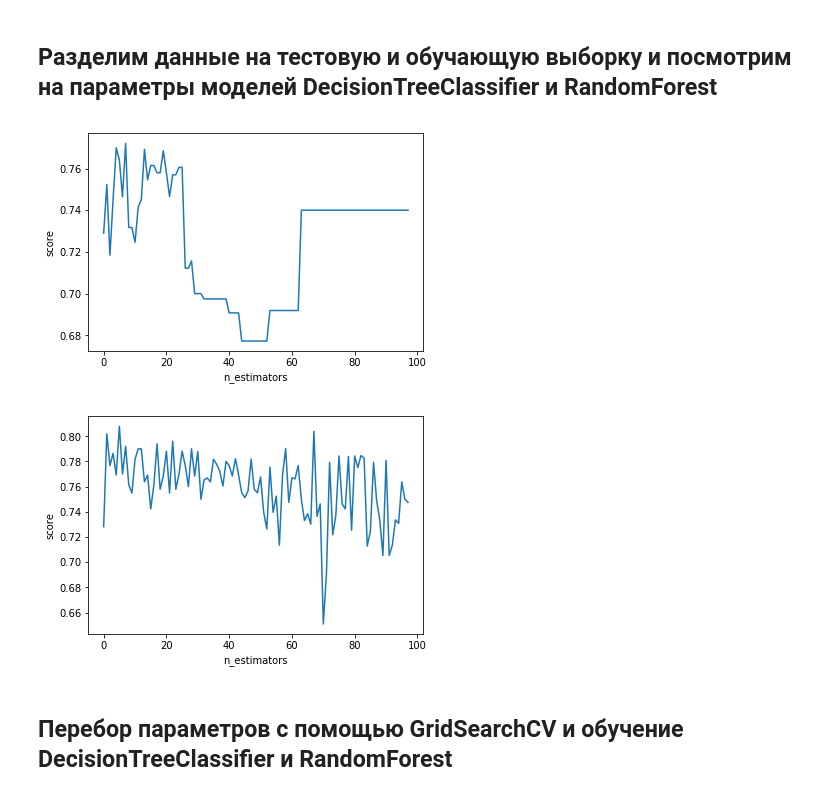
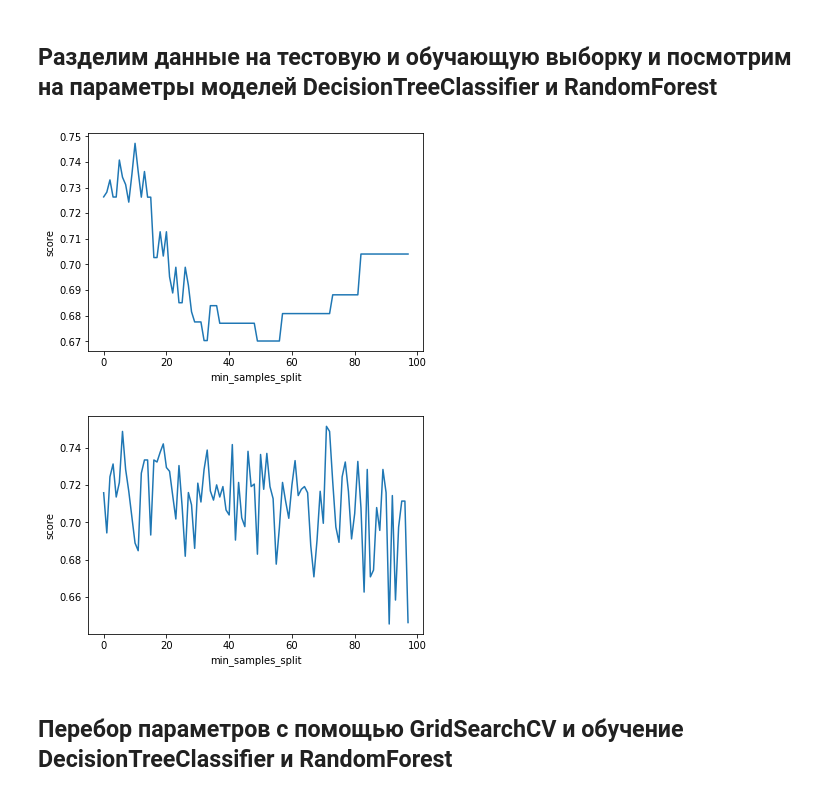
Before and after one commit to Shakurova/ML_course, a Jupyter notebook: hw1/Trees Homework.ipynb, the cells around one changed output. Cells and saved outputs as stored; diff of their text form; code cells hidden in the pictures.

```diff
--- a/hw1/Trees Homework.ipynb
+++ b/hw1/Trees Homework.ipynb
@@ -261,26 +261,26 @@ for t in range(2, 100):
     scores.append(f1_score(y_test, y_pred))
 
 plt.plot(scores)
-plt.xlabel('n_estimators')
+plt.xlabel('min_samples_split')
 plt.ylabel('score')
 plt.show()
 # %% [output]
-[figure, old version]
+[figure, new version]
 # %%
 # Выборать наиболее удачный параметр и нарисовать в зависимости от этого дерево
 scores = []
 for t in range(2, 100):
     rf_clf = RandomForestClassifier(min_samples_split=t)
     rf_clf.fit(X_train, y_train)
     y_pred = rf_clf.predict(X_test)
     scores.append(f1_score(y_test, y_pred))
 
 plt.plot(scores)
-plt.xlabel('n_estimators')
+plt.xlabel('min_samples_split')
 plt.ylabel('score')
 plt.show()
 # %% [output]
-[figure, old version]
+[figure, new version]
 # %% [markdown]
 ## Перебор параметров с помощью GridSearchCV и обучение DecisionTreeClassifier и RandomForest
 # %%
```
Also changed, not shown: parts of 3 cells of this notebook.
